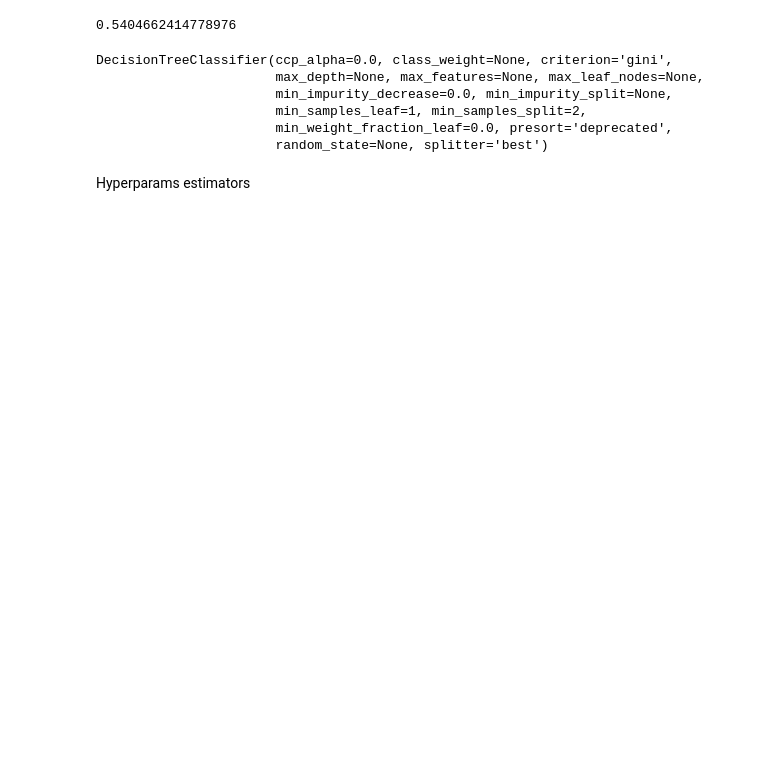
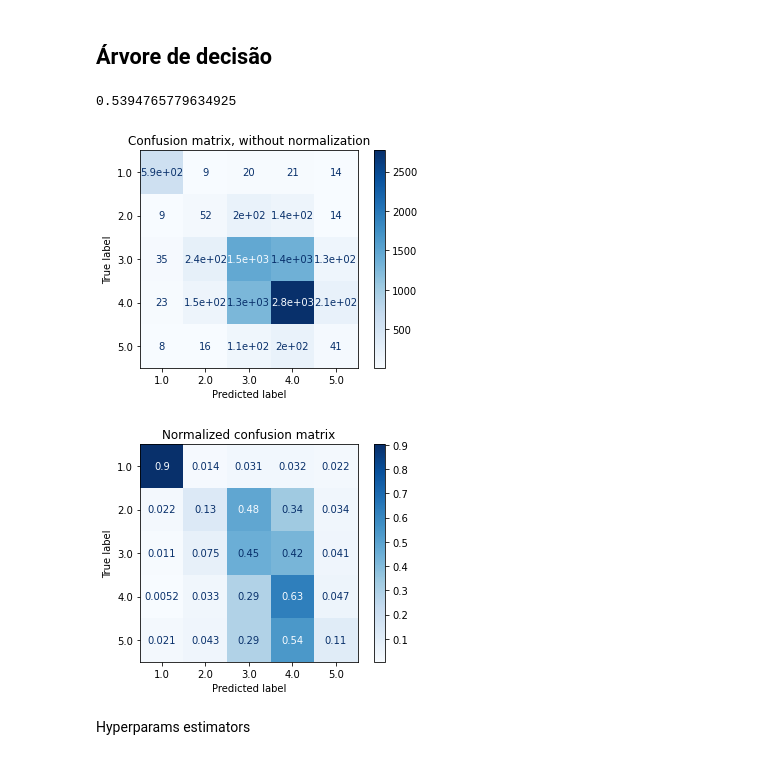
Before and after one commit to DaanMoura/AprendizadoDeMaquina, a Jupyter notebook: MovieDataset_Classification.ipynb, the cells around one changed output. Drawn from its saved outputs; the diff is of its cells as text; code cells hidden in the pictures; blank space fills up the shorter version.

```diff
--- a/MovieDataset_Classification.ipynb
+++ b/MovieDataset_Classification.ipynb
@@ -27,11 +45,9 @@ def get_date_month(date_column):
   except:
     return -1
 # %%
-dataset['release_year'] = pd.Series(list(map(get_date_year, dataset["release_date"].tolist())))
-dataset['release_month'] = pd.Series(list(map(get_date_month, dataset["release_date"].tolist())))
+df['release_year'] = pd.Series(list(map(get_date_year, df["release_date"].tolist())))
+df['release_month'] = pd.Series(list(map(get_date_month, df["release_date"].tolist())))
+df.drop(["release_date"], axis=1, inplace=True)
-# %%
-dataset.drop(["adult", "belongs_to_collection", "homepage", "id", "imdb_id", "original_title", "overview", "poster_path", "tagline", "title", "video","spoken_languages","release_date"], axis=1,inplace=True)
-df = dataset.copy()
 # %%
 def get_first(o):
   try:
@@ -130,16 +124,17 @@ def confusion_matrix(model):
                                  cmap=plt.cm.Blues,
                                  normalize=normalize)
     disp.ax_.set_title(title)
-# %%
-fit_model(DecisionTreeClassifier())
-# %% [output]
-0.5404662414778976
-DecisionTreeClassifier(ccp_alpha=0.0, class_weight=None, criterion='gini',
-                       max_depth=None, max_features=None, max_leaf_nodes=None,
-                       min_impurity_decrease=0.0, min_impurity_split=None,
-                       min_samples_leaf=1, min_samples_split=2,
-                       min_weight_fraction_leaf=0.0, presort='deprecated',
-                       random_state=None, splitter='best')
+# %% [markdown]
+## Árvore de decisão
+# %%
+model = fit_model(DecisionTreeClassifier())
+# %% [output]
+0.5394765779634925
+# %%
+confusion_matrix(model)
+# %% [output]
+[figure, added]
+[figure, added]
 # %% [markdown]
 Hyperparams estimators
 # %%
```
Also changed, not shown: parts of 20 cells of this notebook.
